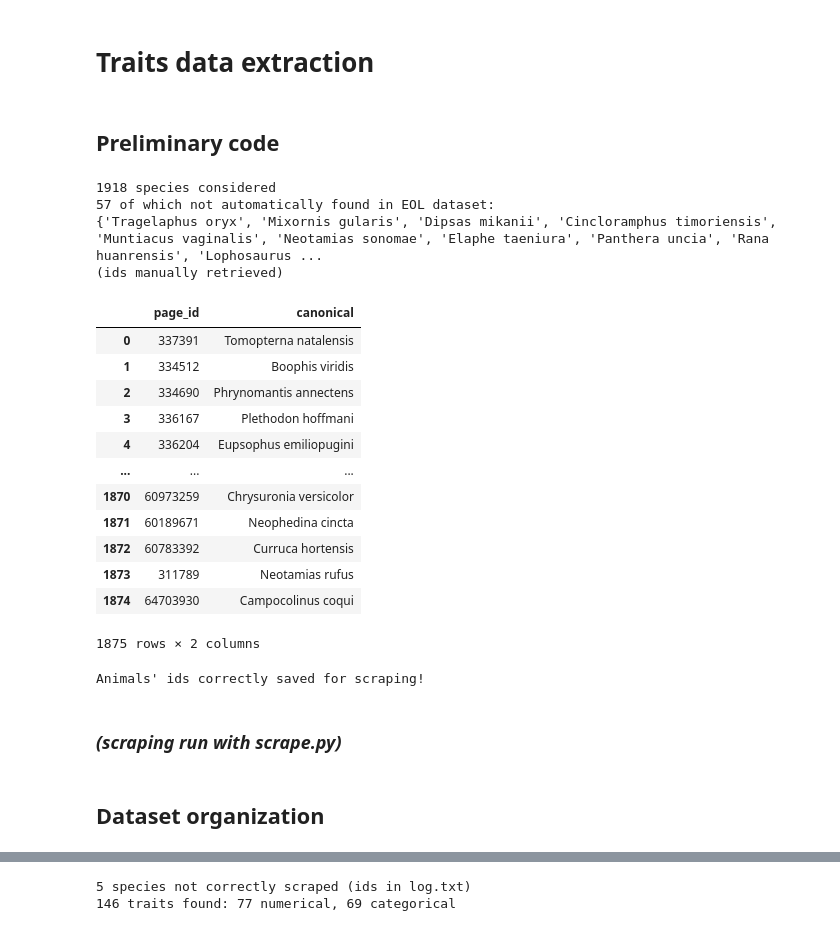
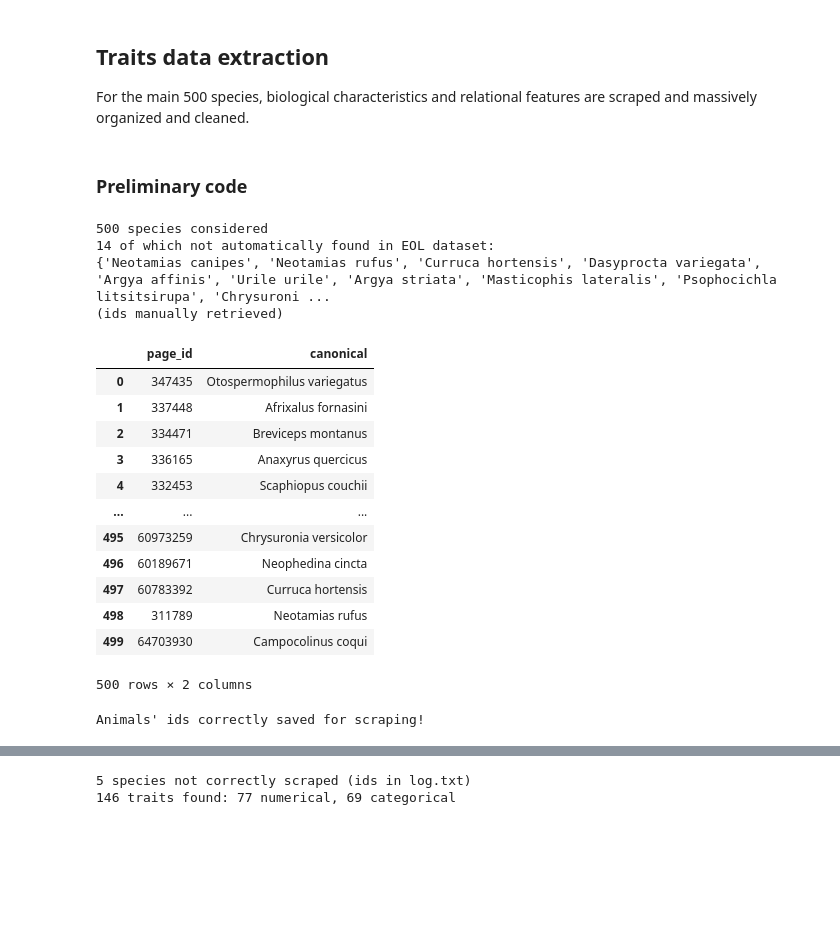
Before and after one commit to annitziak/biodiversity_analysis, a Jupyter notebook: Data/traits/extraction.ipynb, the cells around one changed output, grey strips where cells are left out. Drawn from its saved outputs; the diff is of its cells as text; code cells hidden in the pictures; blank space fills up the shorter version.

Commit message:
Data folder ordered

```diff
--- a/Data/traits/extraction.ipynb
+++ b/Data/traits/extraction.ipynb
@@ -1,7 +1,9 @@
-# %% [markdown]
-# Traits data extraction
+# %% [markdown]
+## Traits data extraction
+
+For the main 500 species, biological characteristics and relational features are scraped and massively organized and cleaned.
 # %% [markdown]
-## Preliminary code
+### Preliminary code
 # %%
 # Importing useful packages
 from pathlib import Path
@@ -9,51 +11,46 @@ import pandas as pd
 import numpy as np
 import ast
 # %%
-# Loading species data
-species_train = np.load(Path('../species/species_train_extra.npz'))
+# Loading train data
+species_train = np.load(Path('../species/species_train.npz'))
 names_train = species_train['taxon_names']
 print(len(names_train), "species considered") # number of animal species appearing in the train (and test) set
 
-# Loading EOL data
+# Gauging relevant EOL data
 pagesDF = pd.read_csv('pages.csv', low_memory=False, dtype={'page_id': str})
 print(len(set(names_train) - set(pagesDF['canonical'])), "of which not automatically found in EOL dataset:") # number of species in the train (and test) set not appearing into the online DB
 print(set(names_train) - set(pagesDF['canonical'])) # names of the species in the train (and test) set not appearing into the online DB
 
-# Loading traits' ids not automatically found in EOL dataset
-# (biological name prefixed or followed by discoverer's information)
+# Loading traits' ids not automatically found in EOL dataset (biological name prefixed or followed by discoverer's information)
 unmatchedDF = pd.read_csv('unmatched.csv', dtype={'page_id': str})
 print("(ids manually retrieved)")
 
-# Building the species' EOL ids DF
+# Building species' EOL-ids dataframe
 animals_trainDF = pagesDF[pagesDF['canonical'].isin(set(names_train))][['page_id', 'canonical']]
 animals_trainDF = pd.concat([animals_trainDF, unmatchedDF], ignore_index=True)
 display(animals_trainDF)
 
-# Saving the EOL ids for scraping
-with open('ids_extra.txt','w') as file:
+# Saving EOL-ids for scraping
+with open('ids.txt','w') as file:
     for page_id in animals_trainDF['page_id']:
         file.write(f"{page_id}\n")
 print("Animals' ids correctly saved for scraping!")
 # %% [output]
-1918 species considered
-57 of which not automatically found in EOL dataset:
-{'Tragelaphus oryx', 'Mixornis gularis', 'Dipsas mikanii', 'Cincloramphus timoriensis', 'Muntiacus vaginalis', 'Neotamias sonomae', 'Elaphe taeniura', 'Panthera uncia', 'Rana huanrensis', 'Lophosaurus ...
+500 species considered
+14 of which not automatically found in EOL dataset:
+{'Neotamias canipes', 'Neotamias rufus', 'Curruca hortensis', 'Dasyprocta variegata', 'Argya affinis', 'Urile urile', 'Argya striata', 'Masticophis lateralis', 'Psophocichla litsitsirupa', 'Chrysuroni ...
 (ids manually retrieved)
 |  | page_id | canonical |
-| 0 | 337391 | Tomopterna natalensis |
-| 1 | 334512 | Boophis viridis |
-| 2 | 334690 | Phrynomantis annectens |
-| 3 | 336167 | Plethodon hoffmani |
-| 4 | 336204 | Eupsophus emiliopugini |
+| 0 | 347435 | Otospermophilus variegatus |
+| 1 | 337448 | Afrixalus fornasini |
+| 2 | 334471 | Breviceps montanus |
+| 3 | 336165 | Anaxyrus quercicus |
+| 4 | 332453 | Scaphiopus couchii |
 | ... | ... | ... |
-| 1870 | 60973259 | Chrysuronia versicolor |
-| 1871 | 60189671 | Neophedina cincta |
-| 1872 | 60783392 | Curruca hortensis |
-| 1873 | 311789 | Neotamias rufus |
-| 1874 | 64703930 | Campocolinus coqui |
+| 495 | 60973259 | Chrysuronia versicolor |
+| 496 | 60189671 | Neophedina cincta |
+| 497 | 60783392 | Curruca hortensis |
+| 498 | 311789 | Neotamias rufus |
+| 499 | 64703930 | Campocolinus coqui |
-1875 rows × 2 columns
+500 rows × 2 columns
 Animals' ids correctly saved for scraping!
-# %% [markdown]
-### _(scraping run with scrape.py)_
-# %% [markdown]
-## Dataset organization
```
Also changed, not shown: parts of 6 cells of this notebook, 14 other files.
